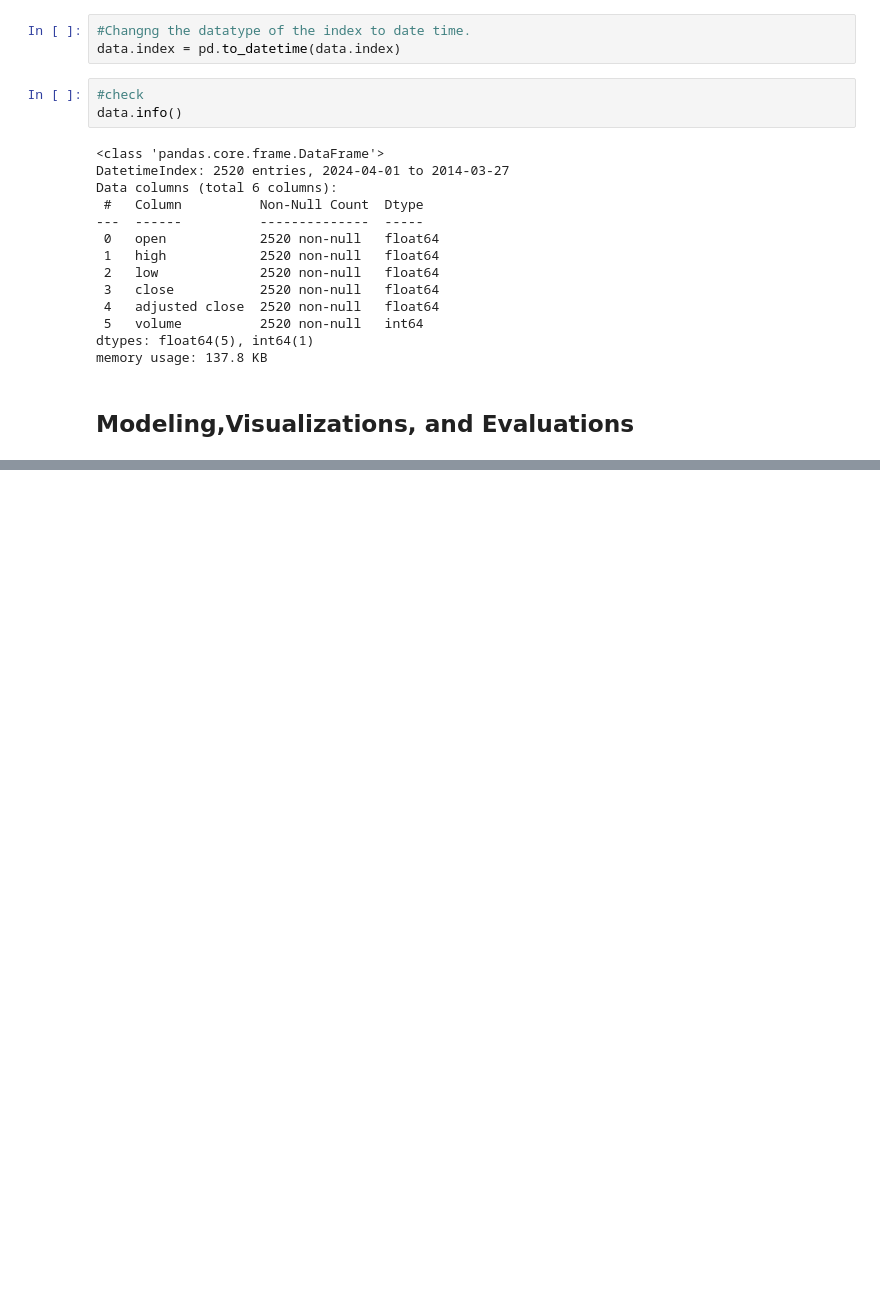
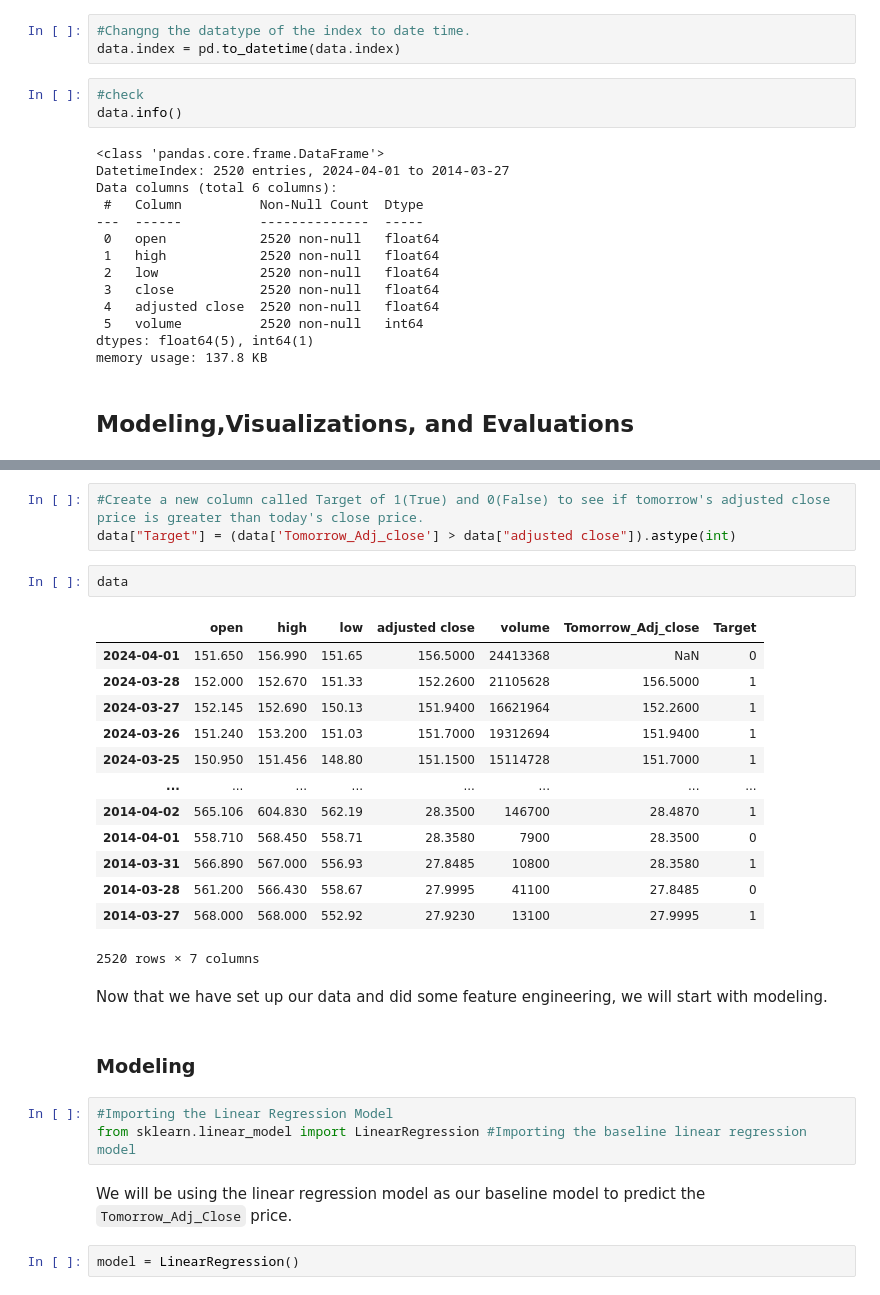
Before and after one commit to Efflorescence01/Stock_Prediction_Cap, a Jupyter notebook: Stock Modeling.ipynb, the cells around one changed output, grey strips where cells are left out. Drawn from its saved outputs; the diff is of its cells as text; blank space fills up the shorter version.

```diff
--- a/Stock Modeling.ipynb
+++ b/Stock Modeling.ipynb
@@ -59,0 +88,30 @@ memory usage: 137.8 KB
+# %%
+#Create a new column called Target of 1(True) and 0(False) to see if tomorrow's adjusted close price is greater than today's close price.
+data["Target"] = (data['Tomorrow_Adj_close'] > data["adjusted close"]).astype(int)
+# %%
+data
+# %% [output]
+|  | open | high | low | adjusted close | volume | Tomorrow_Adj_close | Target |
+| 2024-04-01 | 151.650 | 156.990 | 151.65 | 156.5000 | 24413368 | NaN | 0 |
+| 2024-03-28 | 152.000 | 152.670 | 151.33 | 152.2600 | 21105628 | 156.5000 | 1 |
+| 2024-03-27 | 152.145 | 152.690 | 150.13 | 151.9400 | 16621964 | 152.2600 | 1 |
+| 2024-03-26 | 151.240 | 153.200 | 151.03 | 151.7000 | 19312694 | 151.9400 | 1 |
+| 2024-03-25 | 150.950 | 151.456 | 148.80 | 151.1500 | 15114728 | 151.7000 | 1 |
+| ... | ... | ... | ... | ... | ... | ... | ... |
+| 2014-04-02 | 565.106 | 604.830 | 562.19 | 28.3500 | 146700 | 28.4870 | 1 |
+| 2014-04-01 | 558.710 | 568.450 | 558.71 | 28.3580 | 7900 | 28.3500 | 0 |
+| 2014-03-31 | 566.890 | 567.000 | 556.93 | 27.8485 | 10800 | 28.3580 | 1 |
+| 2014-03-28 | 561.200 | 566.430 | 558.67 | 27.9995 | 41100 | 27.8485 | 0 |
+| 2014-03-27 | 568.000 | 568.000 | 552.92 | 27.9230 | 13100 | 27.9995 | 1 |
+2520 rows × 7 columns
+# %% [markdown]
+Now that we have set up our data and did some feature engineering, we will start with modeling.
+# %% [markdown]
+### Modeling
+# %%
+#Importing the Linear Regression Model
+from sklearn.linear_model import LinearRegression #Importing the baseline linear regression model
+# %% [markdown]
+We will be using the linear regression model as our baseline model to predict the `Tomorrow_Adj_Close` price.
+# %%
+model = LinearRegression()
```
Also changed, not shown: parts of 24 cells of this notebook.
